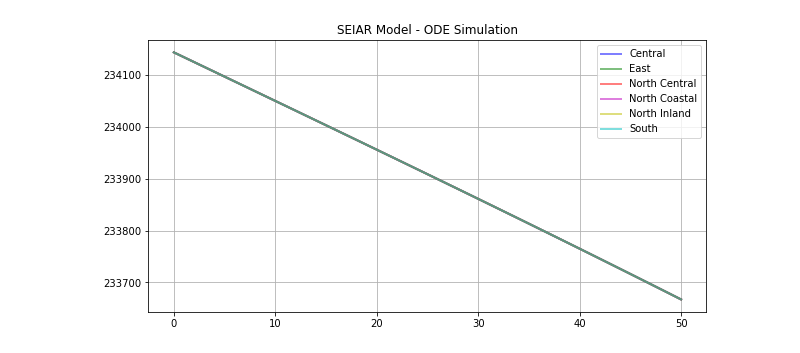
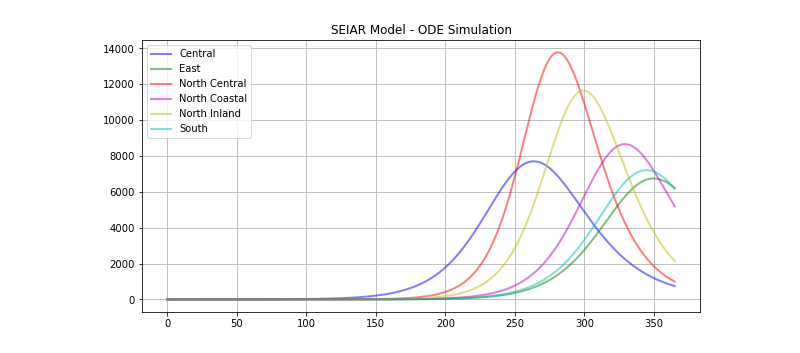
Before and after one commit to kazi0302/COVID-19-Modeling-and-Parameter-Fitting, a Jupyter notebook: ODE simulator/Simulator_60_ODEs.ipynb, the cells around one changed output. Saved outputs shown, nothing was run; the diff lists cells and outputs as text; code cells hidden in the pictures.

Commit message:
model finalized

```diff
--- a/ODE simulator/Simulator_60_ODEs.ipynb
+++ b/ODE simulator/Simulator_60_ODEs.ipynb
@@ -173,19 +219,19 @@ def deriv_High_and_Low(y, t, b_IH_H, b_AH_H, g_H, t_H, l_H, d_H, \
     # Central High Risk
     dS_H_C = -1 * S_H_C * (b_IH_H * (I_H_C + I_L_C) + b_AH_H * (A_H_C + A_L_C)) + (m_in_E * S_H_E + m_in_NCen * S_H_NCen + m_in_NCoa * S_H_NCoa + m_in_NI * S_H_NI + m_in_S * S_H_S) \
         - m_out_C * S_H_C
-    dE_H_C = (S_H_C * (b_IH_H * (I_H_C + I_L_C) + b_AH_L * (A_H_C + A_L_C))) + (m_in_E * E_H_E + m_in_NCen * E_H_NCen + m_in_NCoa * E_H_NCoa + m_in_NI * E_H_NI + m_in_S * E_H_S) \
+    dE_H_C = (S_H_C * (b_IH_H * (I_H_C + I_L_C) + b_AH_L * (A_H_C + A_L_C))) - g_H * E_H_C + (m_in_E * E_H_E + m_in_NCen * E_H_NCen + m_in_NCoa * E_H_NCoa + m_in_NI * E_H_NI + m_in_S * E_H_S) \
         - m_out_C * E_H_C
     dI_H_C = (t_H * g_H * E_H_C) - (l_H * I_H_C) - (d_H * I_H_C) + (m_in_E * I_H_E + m_in_NCen * I_H_NCen + m_in_NCoa * I_H_NCoa + m_in_NI * I_H_NI + m_in_S * I_H_S) \
         - m_out_C * I_H_C
     dA_H_C = ((1 - t_H) * g_H * E_H_C) - (l_H * A_H_C) + (m_in_E * A_H_E + m_in_NCen * A_H_NCen + m_in_NCoa * A_H_NCoa + m_in_NI * A_H_NI + m_in_S * A_H_S) \
         - m_out_C * A_H_C
-    dR_H_C = l_H * (I_H_C + A_H_C) + (m_in_E * R_H_E + m_in_NCen * R_H_NCen + m_in_NCoa * R_H_NCoa + m_in_NI * R_H_NI + m_in_S * R_H_S) \
-        - m_out_C * R_H_C
+    dR_H_C = l_H * ((I_H_C + A_H_C) + (m_in_E * R_H_E + m_in_NCen * R_H_NCen + m_in_NCoa * R_H_NCoa + m_in_NI * R_H_NI + m_in_S * R_H_S) \
+        - m_out_C * R_H_C)
 
     # Central Low Risk
     dS_L_C = -1 * S_L_C * (b_IH_L * (I_H_C + I_L_C) + b_AH_L * (A_H_C + A_L_C)) + (m_in_E * S_L_E + m_in_NCen * S_L_NCen + m_in_NCoa * S_L_NCoa + m_in_NI * S_L_NI + m_in_S * S_L_S) \
         - m_out_C * S_L_C
-    dE_L_C = (S_L_C * (b_IH_L * (I_H_C + I_L_C) + b_AH_L * (A_H_C + A_L_C))) + (m_in_E * E_L_E + m_in_NCen * E_L_NCen + m_in_NCoa * E_L_NCoa + m_in_NI * E_L_NI + m_in_S * E_L_S) \
+    dE_L_C = (S_L_C * (b_IH_L * (I_H_C + I_L_C) + b_AH_L * (A_H_C + A_L_C))) - g_L * E_L_C + (m_in_E * E_L_E + m_in_NCen * E_L_NCen + m_in_NCoa * E_L_NCoa + m_in_NI * E_L_NI + m_in_S * E_L_S) \
         - m_out_C * E_L_C
     dI_L_C = (t_L * g_L * E_L_C) - (l_L * I_L_C) - (d_L * I_L_C) + (m_in_E * I_L_E + m_in_NCen * I_L_NCen + m_in_NCoa * I_L_NCoa + m_in_NI * I_L_NI + m_in_S * I_L_S) \
         - m_out_C * I_L_C
@@ -197,7 +243,7 @@ def deriv_High_and_Low(y, t, b_IH_H, b_AH_H, g_H, t_H, l_H, d_H, \
     # East High Risk
     dS_H_E = -1 * S_H_E * (b_IH_H * (I_H_E + I_L_E) + b_AH_H * (A_H_E + A_L_E)) + (m_in_C * S_H_C + m_in_NCen * S_H_NCen + m_in_NCoa * S_H_NCoa + m_in_NI * S_H_NI + m_in_S * S_H_S) \
         - m_out_E * S_H_E
-    dE_H_E = (S_H_E * (b_IH_H * (I_H_E + I_L_E) + b_AH_H * (A_H_E + A_L_E))) + (m_in_C * E_H_C + m_in_NCen * E_H_NCen + m_in_NCoa * E_H_NCoa + m_in_NI * E_H_NI + m_in_S * E_H_S) \
+    dE_H_E = (S_H_E * (b_IH_H * (I_H_E + I_L_E) + b_AH_H * (A_H_E + A_L_E))) - g_H * E_H_E + (m_in_C * E_H_C + m_in_NCen * E_H_NCen + m_in_NCoa * E_H_NCoa + m_in_NI * E_H_NI + m_in_S * E_H_S) \
         - m_out_E * E_H_E
     dI_H_E = (t_H * g_H * E_H_E) - (l_H * I_H_E) - (d_H * I_H_E) + (m_in_C * I_H_C + m_in_NCen * I_H_NCen + m_in_NCoa * I_H_NCoa + m_in_NI * I_H_NI + m_in_S * I_H_S) \
         - m_out_E * I_H_E
@@ -209,7 +255,7 @@ def deriv_High_and_Low(y, t, b_IH_H, b_AH_H, g_H, t_H, l_H, d_H, \
     # East Low Risk
     dS_L_E = -1 * S_L_E * (b_IH_L * (I_H_E + I_L_E) + b_AH_L * (A_H_E + A_L_E)) + (m_in_C * S_L_C + m_in_NCen * S_L_NCen + m_in_NCoa * S_L_NCoa + m_in_NI * S_L_NI + m_in_S * S_L_S) \
         - m_out_E * S_L_E
-    dE_L_E = (S_L_E * (b_IH_L * (I_H_E + I_L_E) + b_AH_L * (A_H_E + A_L_E))) + (m_in_C * E_L_C + m_in_NCen * E_L_NCen + m_in_NCoa * E_L_NCoa + m_in_NI * E_L_NI + m_in_S * E_L_S) \
+    dE_L_E = (S_L_E * (b_IH_L * (I_H_E + I_L_E) + b_AH_L * (A_H_E + A_L_E))) - g_L * E_L_E + (m_in_C * E_L_C + m_in_NCen * E_L_NCen + m_in_NCoa * E_L_NCoa + m_in_NI * E_L_NI + m_in_S * E_L_S) \
         - m_out_E * E_L_E
     dI_L_E = (t_L * g_L * E_L_E) - (l_L * I_L_E) - (d_L * I_L_E) + (m_in_C * I_L_C + m_in_NCen * I_L_NCen + m_in_NCoa * I_L_NCoa + m_in_NI * I_L_NI + m_in_S * I_L_S) \
         - m_out_E * I_L_E
@@ -221,7 +267,7 @@ def deriv_High_and_Low(y, t, b_IH_H, b_AH_H, g_H, t_H, l_H, d_H, \
     # North Central High Risk
     dS_H_NCen = -1 * S_H_NCen * (b_IH_H * (I_H_NCen + I_L_NCen) + b_AH_H * (A_H_NCen + A_L_NCen)) + (m_in_C * S_H_C + m_in_E * S_H_E + m_in_NCoa * S_H_NCoa + m_in_NI * S_H_NI + m_in_S * S_H_S) \
         - m_out_NCen * S_H_NCen
-    dE_H_NCen = (S_H_NCen * (b_IH_H * (I_H_NCen + I_L_NCen) + b_AH_H * (A_H_NCen + A_L_NCen))) + (m_in_C * E_H_C + m_in_E * E_H_E + m_in_NCoa * E_H_NCoa + m_in_NI * E_H_NI + m_in_S * E_H_S) \
+    dE_H_NCen = (S_H_NCen * (b_IH_H * (I_H_NCen + I_L_NCen) + b_AH_H * (A_H_NCen + A_L_NCen))) - g_H * E_H_NCen + (m_in_C * E_H_C + m_in_E * E_H_E + m_in_NCoa * E_H_NCoa + m_in_NI * E_H_NI + m_in_S * E_H_S) \
         - m_out_NCen * E_H_NCen
     dI_H_NCen = (t_H * g_H * E_H_NCen) - (l_H * I_H_NCen) - (d_H * I_H_NCen) + (m_in_C * I_H_C + m_in_E * I_H_E + m_in_NCoa * I_H_NCoa + m_in_NI * I_H_NI + m_in_S * I_H_S) \
         - m_out_NCen * I_H_NCen
@@ -233,7 +279,7 @@ def deriv_High_and_Low(y, t, b_IH_H, b_AH_H, g_H, t_H, l_H, d_H, \
     # North Central Low Risk
     dS_L_NCen = -1 * S_L_NCen * (b_IH_L * (I_H_NCen + I_L_NCen) + b_AH_L * (A_H_NCen + A_L_NCen)) + (m_in_C * S_L_C + m_in_E * S_L_E + m_in_NCoa * S_L_NCoa + m_in_NI * S_L_NI + m_in_S * S_L_S) \
         - m_out_NCen * S_L_NCen
-    dE_L_NCen = (S_L_NCen * (b_IH_L * (I_H_NCen + I_L_NCen) + b_AH_L * (A_H_NCen + A_L_NCen))) + (m_in_C * E_L_C + m_in_E * E_L_E + m_in_NCoa * E_L_NCoa + m_in_NI * E_L_NI + m_in_S * E_L_S) \
+    dE_L_NCen = (S_L_NCen * (b_IH_L * (I_H_NCen + I_L_NCen) + b_AH_L * (A_H_NCen + A_L_NCen))) - g_L * E_L_NCen + (m_in_C * E_L_C + m_in_E * E_L_E + m_in_NCoa * E_L_NCoa + m_in_NI * E_L_NI + m_in_S * E_L_S) \
         - m_out_NCen * E_L_NCen
     dI_L_NCen = (t_L * g_L * E_L_NCen) - (l_L * I_L_NCen) - (d_L * I_L_NCen) + (m_in_C * I_L_C + m_in_E * I_L_E + m_in_NCoa * I_L_NCoa + m_in_NI * I_L_NI + m_in_S * I_L_S) \
         - m_out_NCen * I_L_NCen
@@ -245,7 +291,7 @@ def deriv_High_and_Low(y, t, b_IH_H, b_AH_H, g_H, t_H, l_H, d_H, \
     # North Coastal High Risk
     dS_H_NCoa = -1 * S_H_NCoa * (b_IH_H * (I_H_NCoa + I_L_NCoa) + b_AH_H * (A_H_NCoa + A_L_NCoa)) + (m_in_C * S_H_C + m_in_E * S_H_E + m_in_NCen * S_H_NCen + m_in_NI * S_H_NI + m_in_S * S_H_S) \
         - m_out_NCoa * S_H_NCoa
-    dE_H_NCoa = (S_H_NCoa * (b_IH_H * (I_H_NCoa + I_L_NCoa) + b_AH_H * (A_H_NCoa + A_L_NCoa))) + (m_in_C * E_H_C + m_in_E * E_H_E + m_in_NCen * E_H_NCen + m_in_NI * E_H_NI + m_in_S * E_H_S) \
+    dE_H_NCoa = (S_H_NCoa * (b_IH_H * (I_H_NCoa + I_L_NCoa) + b_AH_H * (A_H_NCoa + A_L_NCoa))) - g_H * E_H_NCoa + (m_in_C * E_H_C + m_in_E * E_H_E + m_in_NCen * E_H_NCen + m_in_NI * E_H_NI + m_in_S * E_H_S) \
         - m_out_NCoa * E_H_NCoa
     dI_H_NCoa = (t_H * g_H * E_H_NCoa) - (l_H * I_H_NCoa) - (d_H * I_H_NCoa) + (m_in_C * I_H_C + m_in_E * I_H_E + m_in_NCen * I_H_NCen + m_in_NI * I_H_NI + m_in_S * I_H_S) \
         - m_out_NCoa * I_H_NCoa
@@ -257,7 +303,7 @@ def deriv_High_and_Low(y, t, b_IH_H, b_AH_H, g_H, t_H, l_H, d_H, \
     # North Coastal Low Risk
     dS_L_NCoa = -1 * S_L_NCoa * (b_IH_L * (I_H_NCoa + I_L_NCoa) + b_AH_L * (A_H_NCoa + A_L_NCoa)) + (m_in_C * S_L_C + m_in_E * S_L_E + m_in_NCen * S_L_NCen + m_in_NI * S_L_NI + m_in_S * S_L_S) \
         - m_out_NCoa * S_L_NCoa
-    dE_L_NCoa = (S_L_NCoa * (b_IH_L * (I_H_NCoa + I_L_NCoa) + b_AH_L * (A_H_NCoa + A_L_NCoa))) + (m_in_C * E_L_C + m_in_E * E_L_E + m_in_NCen * E_L_NCen + m_in_NI * E_L_NI + m_in_S * E_L_S) \
+    dE_L_NCoa = (S_L_NCoa * (b_IH_L * (I_H_NCoa + I_L_NCoa) + b_AH_L * (A_H_NCoa + A_L_NCoa))) - g_L * E_L_NCoa + (m_in_C * E_L_C + m_in_E * E_L_E + m_in_NCen * E_L_NCen + m_in_NI * E_L_NI + m_in_S * E_L_S) \
         - m_out_NCoa * E_L_NCoa
     dI_L_NCoa = (t_L * g_L * E_L_NCoa) - (l_L * I_L_NCoa) - (d_L * I_L_NCoa) + (m_in_C * I_L_C + m_in_E * I_L_E + m_in_NCen * I_L_NCen + m_in_NI * I_L_NI + m_in_S * I_L_S) \
         - m_out_NCoa * I_L_NCoa
@@ -269,7 +315,7 @@ def deriv_High_and_Low(y, t, b_IH_H, b_AH_H, g_H, t_H, l_H, d_H, \
     # North Inland High Risk
     dS_H_NI = -1 * S_H_NI * (b_IH_H * (I_H_NI + I_L_NI) + b_AH_H * (A_H_NI + A_L_NI)) + (m_in_C * S_H_C + m_in_E * S_H_E + m_in_NCen * S_H_NCen + m_in_NCoa * S_H_NCoa + m_in_S * S_H_S) \
         - m_out_NI * S_H_NI
-    dE_H_NI = (S_H_NI * (b_IH_H * (I_H_NI + I_L_NI) + b_AH_H * (A_H_NI + A_L_NI))) + (m_in_C * E_H_C + m_in_E * E_H_E + m_in_NCen * E_H_NCen + m_in_NCoa * E_H_NCoa + m_in_S * E_H_S) \
+    dE_H_NI = (S_H_NI * (b_IH_H * (I_H_NI + I_L_NI) + b_AH_H * (A_H_NI + A_L_NI))) - g_H * E_H_NI + (m_in_C * E_H_C + m_in_E * E_H_E + m_in_NCen * E_H_NCen + m_in_NCoa * E_H_NCoa + m_in_S * E_H_S) \
         - m_out_NI * E_H_NI
     dI_H_NI = (t_H * g_H * E_H_NI) - (l_H * I_H_NI) - (d_H * I_H_NI) + (m_in_C * I_H_C + m_in_E * I_H_E + m_in_NCen * I_H_NCen + m_in_NCoa * I_H_NCoa + m_in_S * I_H_S) \
         - m_out_NI * I_H_NI
@@ -281,7 +327,7 @@ def deriv_High_and_Low(y, t, b_IH_H, b_AH_H, g_H, t_H, l_H, d_H, \
     # North Inland Low Risk
     dS_L_NI = -1 * S_L_NI * (b_IH_L * (I_H_NI + I_L_NI) + b_AH_L * (A_H_NI + A_L_NI)) + (m_in_C * S_L_C + m_in_E * S_L_E + m_in_NCen * S_L_NCen + m_in_NCoa * S_L_NCoa + m_in_S * S_L_S) \
         - m_out_NI * S_L_NI
-    dE_L_NI = (S_L_NI * (b_IH_L * (I_H_NI + I_L_NI) + b_AH_L * (A_H_NI + A_L_NI))) + (m_in_C * E_L_C + m_in_E * E_L_E + m_in_NCen * E_L_NCen + m_in_NCoa * E_L_NCoa + m_in_S * E_L_S) \
+    dE_L_NI = (S_L_NI * (b_IH_L * (I_H_NI + I_L_NI) + b_AH_L * (A_H_NI + A_L_NI))) - g_L * E_L_NI + (m_in_C * E_L_C + m_in_E * E_L_E + m_in_NCen * E_L_NCen + m_in_NCoa * E_L_NCoa + m_in_S * E_L_S) \
         - m_out_NI * E_L_NI
     dI_L_NI = (t_L * g_L * E_L_NI) - (l_L * I_L_NI) - (d_L * I_L_NI) + (m_in_C * I_L_C + m_in_E * I_L_E + m_in_NCen * I_L_NCen + m_in_NCoa * I_L_NCoa + m_in_S * I_L_S) \
         - m_out_NI * I_L_NI
@@ -293,7 +339,7 @@ def deriv_High_and_Low(y, t, b_IH_H, b_AH_H, g_H, t_H, l_H, d_H, \
     # South High Risk
     dS_H_S = -1 * S_H_S * (b_IH_H * (I_H_S + I_L_S) + b_AH_H * (A_H_S + A_L_S)) + (m_in_C * S_H_C + m_in_E * S_H_E + m_in_NCen * S_H_NCen + m_in_NCoa * S_H_NCoa + m_in_NI * S_H_NI) \
         - m_out_S * S_H_S
-    dE_H_S = (S_H_S * (b_IH_H * (I_H_S + I_L_S) + b_AH_H * (A_H_S + A_L_S))) + (m_in_C * E_H_C + m_in_E * E_H_E + m_in_NCen * E_H_NCen + m_in_NCoa * E_H_NCoa + m_in_NI * E_H_NI) \
+    dE_H_S = (S_H_S * (b_IH_H * (I_H_S + I_L_S) + b_AH_H * (A_H_S + A_L_S))) - g_H * E_H_S + (m_in_C * E_H_C + m_in_E * E_H_E + m_in_NCen * E_H_NCen + m_in_NCoa * E_H_NCoa + m_in_NI * E_H_NI) \
         - m_out_S * E_H_S
     dI_H_S = (t_H * g_H * E_H_S) - (l_H * I_H_S) - (d_H * I_H_S) + (m_in_C * I_H_C + m_in_E * I_H_E + m_in_NCen * I_H_NCen + m_in_NCoa * I_H_NCoa + m_in_NI * I_H_NI) \
         - m_out_S * I_H_S
@@ -305,7 +351,7 @@ def deriv_High_and_Low(y, t, b_IH_H, b_AH_H, g_H, t_H, l_H, d_H, \
     # South Low Risk
     dS_L_S = -1 * S_L_S * (b_IH_L * (I_H_S + I_L_S) + b_AH_L * (A_H_S + A_L_S)) + (m_in_C * S_L_C + m_in_E * S_L_E + m_in_NCen * S_L_NCen + m_in_NCoa * S_L_NCoa + m_in_NI * S_L_NI) \
         - m_out_S * S_L_S
-    dE_L_S = (S_L_S * (b_IH_L * (I_H_S + I_L_S) + b_AH_L * (A_H_S + A_L_S))) + (m_in_C * E_L_C + m_in_E * E_L_E + m_in_NCen * E_L_NCen + m_in_NCoa * E_L_NCoa + m_in_NI * E_L_NI) \
+    dE_L_S = (S_L_S * (b_IH_L * (I_H_S + I_L_S) + b_AH_L * (A_H_S + A_L_S))) - g_L * E_L_S + (m_in_C * E_L_C + m_in_E * E_L_E + m_in_NCen * E_L_NCen + m_in_NCoa * E_L_NCoa + m_in_NI * E_L_NI) \
         - m_out_S * E_L_S
     dI_L_S = (t_L * g_L * E_L_S) - (l_L * I_L_S) - (d_L * I_L_S) + (m_in_C * I_L_C + m_in_E * I_L_E + m_in_NCen * I_L_NCen + m_in_NCoa * I_L_NCoa + m_in_NI * I_L_NI) \
         - m_out_S * I_L_S
@@ -324,7 +370,7 @@ def deriv_High_and_Low(y, t, b_IH_H, b_AH_H, g_H, t_H, l_H, d_H, \
             dS_H_S, dS_L_S, dE_H_S, dE_L_S, dI_H_S, dI_L_S, dA_H_S, dA_L_S, dR_H_S, dR_L_S
 # %%
 # time period
-t = np.linspace(0, 50, 50)
+t = np.linspace(0, 365, 365)
 
 # combine initial condition
 y0 = S_H_C, S_L_C, E_H_C, E_L_C, I_H_C, I_L_C, A_H_C, A_L_C, R_H_C, R_L_C, \
@@ -341,25 +387,13 @@ ret = odeint(deriv_High_and_Low, y0, t, args=(b_IH_H, b_AH_H, g_H, t_H, l_H, d_H
                                               m_out_C, m_out_E, m_out_NCen, m_out_NCoa, m_out_NI, m_out_S))
 
 # extract the results by transposing the ret array
-dS_H_C, dS_L_C, dE_H_C, dE_L_C, dI_H_C, dI_L_C, dA_H_C, dA_L_C, dR_H_C, dR_L_C, \
-dS_H_E, dS_L_E, dE_H_E, dE_L_E, dI_H_E, dI_L_E, dA_H_E, dA_L_E, dR_H_E, dR_L_E, \
-dS_H_NCen, dS_L_NCen, dE_H_NCen, dE_L_NCen, dI_H_NCen, dI_L_NCen, dA_H_NCen, dA_L_NCen, dR_H_NCen, dR_L_NCen, \
-dS_H_NCoa, dS_L_NCoa, dE_H_NCoa, dE_L_NCoa, dI_H_NCoa, dI_L_NCoa, dA_H_NCoa, dA_L_NCoa, dR_H_NCoa, dR_L_NCoa, \
-dS_H_NI, dS_L_NI, dE_H_NI, dE_L_NI, dI_H_NI, dI_L_NI, dA_H_NI, dA_L_NI, dR_H_NI, dR_L_NI, \
-dS_H_S, dS_L_S, dE_H_S, dE_L_S, dI_H_S, dI_L_S, dA_H_S, dA_L_S, dR_H_S, dR_L_S = ret.T
+S_H_C, S_L_C, E_H_C, E_L_C, I_H_C, I_L_C, A_H_C, A_L_C, R_H_C, R_L_C, \
+S_H_E, S_L_E, E_H_E, E_L_E, I_H_E, I_L_E, A_H_E, A_L_E, R_H_E, R_L_E, \
+S_H_NCen, S_L_NCen, E_H_NCen, E_L_NCen, I_H_NCen, I_L_NCen, A_H_NCen, A_L_NCen, R_H_NCen, R_L_NCen, \
+S_H_NCoa, S_L_NCoa, E_H_NCoa, E_L_NCoa, I_H_NCoa, I_L_NCoa, A_H_NCoa, A_L_NCoa, R_H_NCoa, R_L_NCoa, \
+S_H_NI, S_L_NI, E_H_NI, E_L_NI, I_H_NI, I_L_NI, A_H_NI, A_L_NI, R_H_NI, R_L_NI, \
+S_H_S, S_L_S, E_H_S, E_L_S, I_H_S, I_L_S, A_H_S, A_L_S, R_H_S, R_L_S = ret.T
-# %%
-# plot the results
-
-fig, ax = plt.subplots(figsize = (10,5))
-ax.set_title(f'SEIAR Model - ODE Simulation')
-ax.plot(t, dS_H_C, 'b-', alpha=0.5, lw=2, label='Central')
-ax.plot(t, dS_H_E, 'g-', alpha=0.5, lw=2, label='East')
-ax.plot(t, dS_H_NCen, 'r-', alpha=0.5, lw=2, label='North Central')
-ax.plot(t, dS_H_NCoa, 'm-', alpha=0.5, lw=2, label='North Coastal')
-ax.plot(t, dS_H_NI, 'y-', alpha=0.5, lw=2, label='North Inland')
-ax.plot(t, dS_H_S, 'c-', alpha=0.5, lw=2, label='South')
-ax.legend()
-ax.grid()
-plt.show()
-# %% [output]
-[figure, removed]
+# %%
+plot([I_H_C, I_H_E, I_H_NCen, I_H_NCoa, I_H_NI, I_H_S], t)
+# %% [output]
+[figure, added]
```
Also changed, not shown: parts of 8 cells of this notebook, 2 other files.
